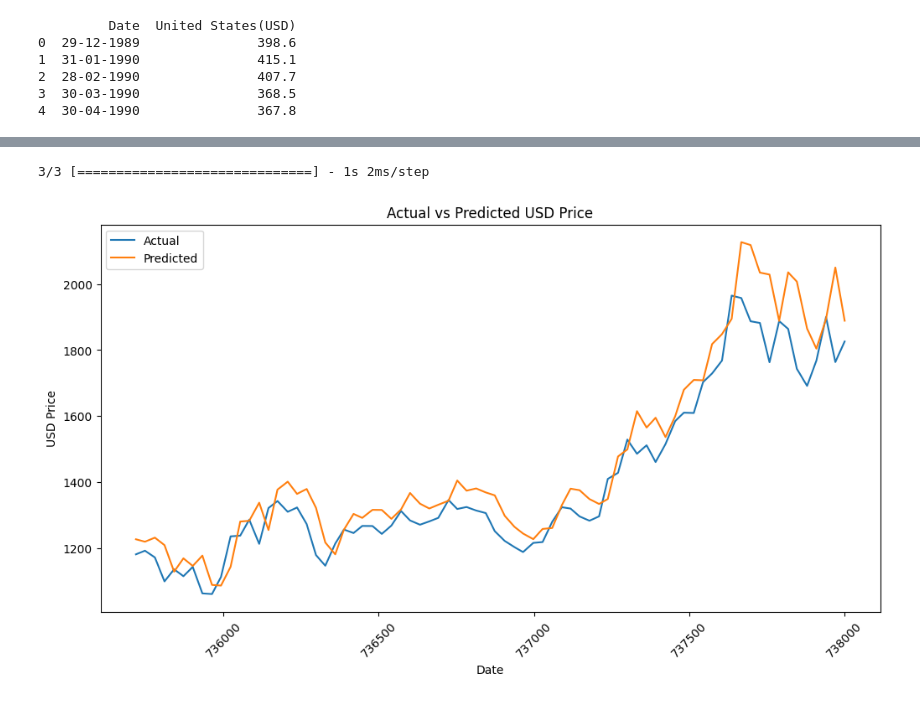
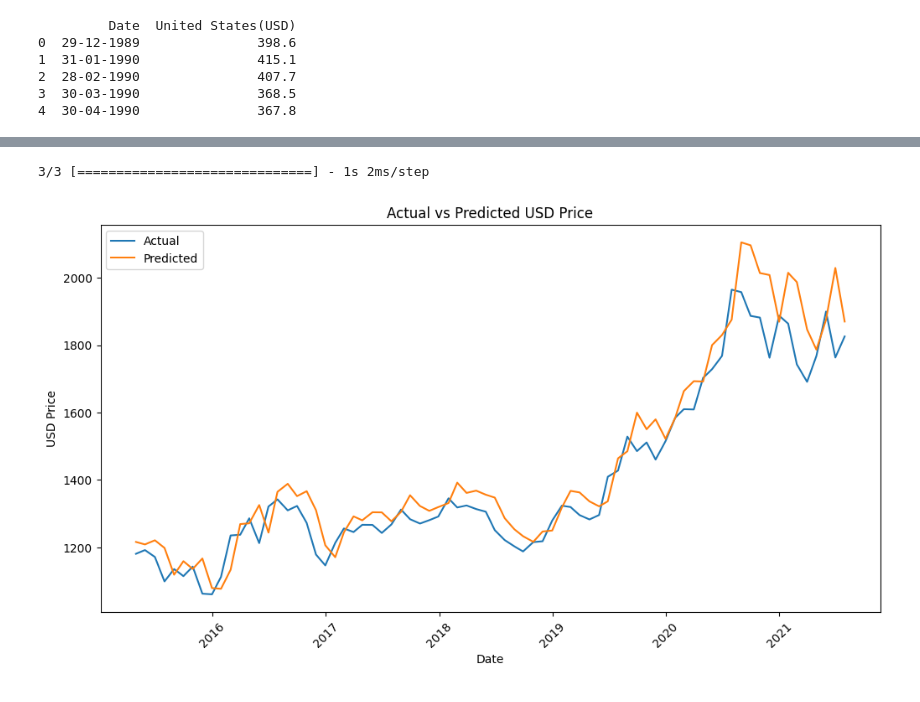
Before and after one commit to SulthanTriesToCode/Prediction-Project, a Jupyter notebook: gold.ipynb, the cells around one changed output, grey strips where cells are left out. Saved outputs shown, nothing was run; the diff lists cells and outputs as text; code cells hidden in the pictures.

```diff
--- a/gold.ipynb
+++ b/gold.ipynb
@@ -159,29 +154,34 @@ model.save('best_model.h5')
 # %%
 from keras.models import load_model
+from datetime import datetime
 # Load the best model
-best_model = load_model('best_model.h5')
+best_model = load_model('gold_price.h5')
 
 # Predict on the testing set
 y_pred = best_model.predict(X_test)
 
 # Inverse transform the predicted and actual values
 y_pred = scaler.inverse_transform(y_pred)
 y_test = scaler.inverse_transform(y_test)
 
+# Convert Unix epoch to actual dates
+y_pred_dates = [datetime.fromordinal(int(date)) for date in new_df.index[-len(y_pred):]]
+y_test_dates = [datetime.fromordinal(int(date)) for date in new_df.index[-len(y_test):]]
+
 # Create a dataframe for the predicted and actual values
-df_pred = pd.DataFrame({'Date': new_df.index[-len(y_pred):], 'USD Price (Predicted)': y_pred.flatten()})
-df_actual = pd.DataFrame({'Date': new_df.index[-len(y_test):], 'USD Price (Actual)': y_test.flatten()})
+df_pred = pd.DataFrame({'Date': y_pred_dates, 'USD Price (Predicted)': y_pred.flatten()})
+df_actual = pd.DataFrame({'Date': y_test_dates, 'USD Price (Actual)': y_test.flatten()})
 
 # Plot the predicted and actual values
 plt.figure(figsize=(12, 6))
 plt.plot(df_actual['Date'], df_actual['USD Price (Actual)'], label='Actual')
 plt.plot(df_pred['Date'], df_pred['USD Price (Predicted)'], label='Predicted')
 plt.title('Actual vs Predicted USD Price')
 plt.xlabel('Date')
 plt.ylabel('USD Price')
 plt.legend()
 plt.xticks(rotation=45)
 plt.show()
 # %% [output]
 3/3 [==============================] - 1s 2ms/step
-[figure, old version]
+[figure, new version]
```
Also changed, not shown: parts of 2 cells of this notebook, 1 other file.
